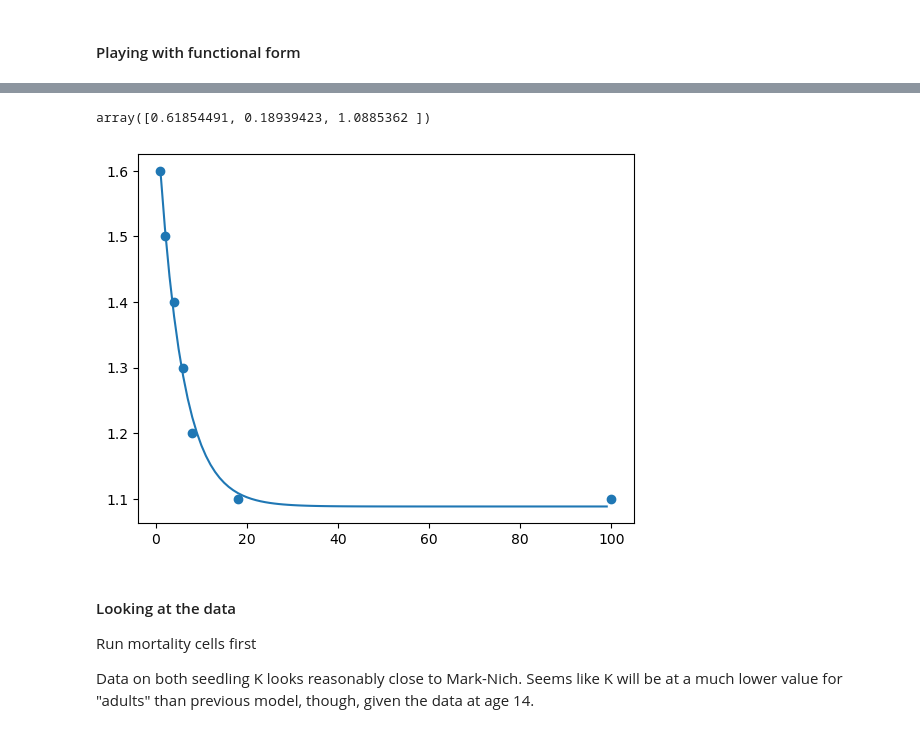
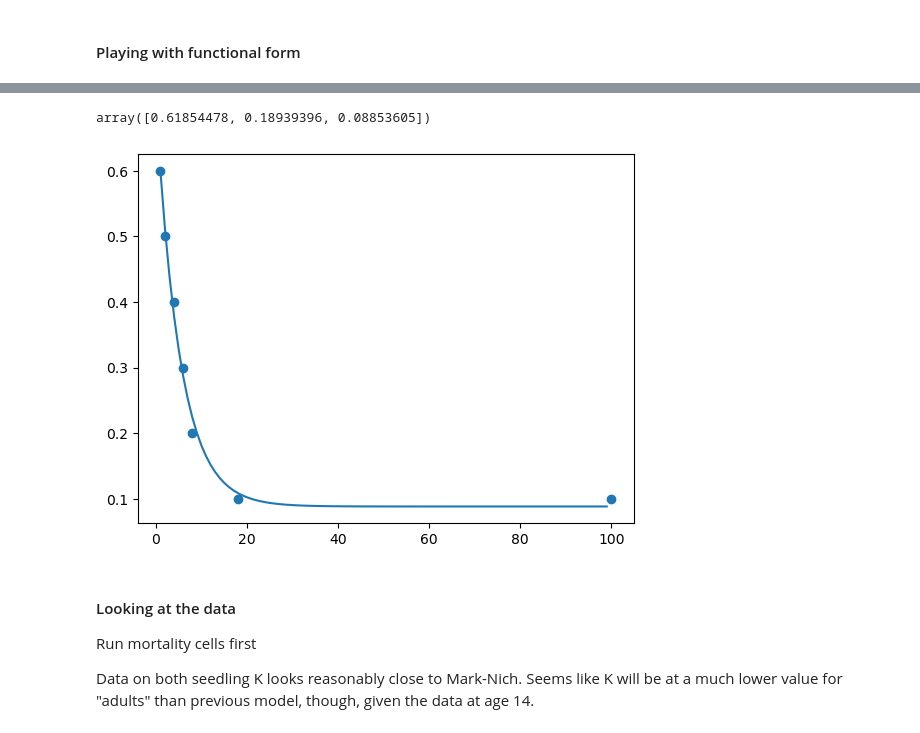
Before and after one commit to patricklawton/TecateCypress, a Jupyter notebook: journal.ipynb, the cells around one changed output, grey strips where cells are left out. Cells and saved outputs as stored; diff of their text form; code cells hidden in the pictures.

```diff
--- a/journal.ipynb
+++ b/journal.ipynb
@@ -416,41 +418,43 @@ plt.plot(N,m)
 # %%
 # Assumptions from Regan 2012
-d_t = [1.6,1.5,1.4,1.3,1.2,1.1,1.1]
+d_t = np.array([1.6,1.5,1.4,1.3,1.2,1.1,1.1])
+d_t = d_t - 1
+# d_t = 1 - d_t
 t = np.array([1,2,4,6,8,18,100])
 plt.scatter(t,d_t)
 
 # x = np.concatenate((np.array([0.0000000001,0.0000000001,0.0001,0.1,0.5]), np.arange(100)))
 x = np.arange(1,100)
 
 # lam = 0.3
 # plt.plot(x,lam*np.exp(-lam*x) + 1.1)
 
 # d = 0.3
 # e = 2
 # f =
 # plt.plot(x,lam*np.exp(-lam*x) + 1.1)
 
 # a = 17; b = 0.675; c = 1.1
 # norm = (b/a) * (x/a)**(b-1)
 # plt.scatter(x,norm*np.exp(-(x/a)**b) + c)
 
 # popt, pcov = curve_fit(adjusted_weibull, t, d_t)
 # plt.plot(t, adjusted_weibull(t, *popt))
 # popt
 
 # popt, pcov = curve_fit(weibull, t, d_t)
 # plt.plot(t, weibull(t, *popt)); popt
 
+# popt, pcov = curve_fit(exp, t, d_t)
+# plt.plot(t, exp(t, *popt)); popt
+
 def scaled_exp(x,d,e,f):
     return d*np.exp(-e*x) + f
 popt, pcov = curve_fit(scaled_exp, t, d_t)
 plt.plot(x, scaled_exp(x, *popt)); popt
-
-# popt, pcov = curve_fit(exp, t, d_t)
-# plt.plot(t, exp(t, *popt)); popt
 # %% [output]
-array([0.61854491, 0.18939423, 1.0885362 ])
+array([0.61854478, 0.18939396, 0.08853605])
-[figure, old version]
+[figure, new version]
 # %% [markdown]
 #### Looking at the data
 Run mortality cells first
```
Also changed, not shown: parts of 5 cells of this notebook, 1 other file.
